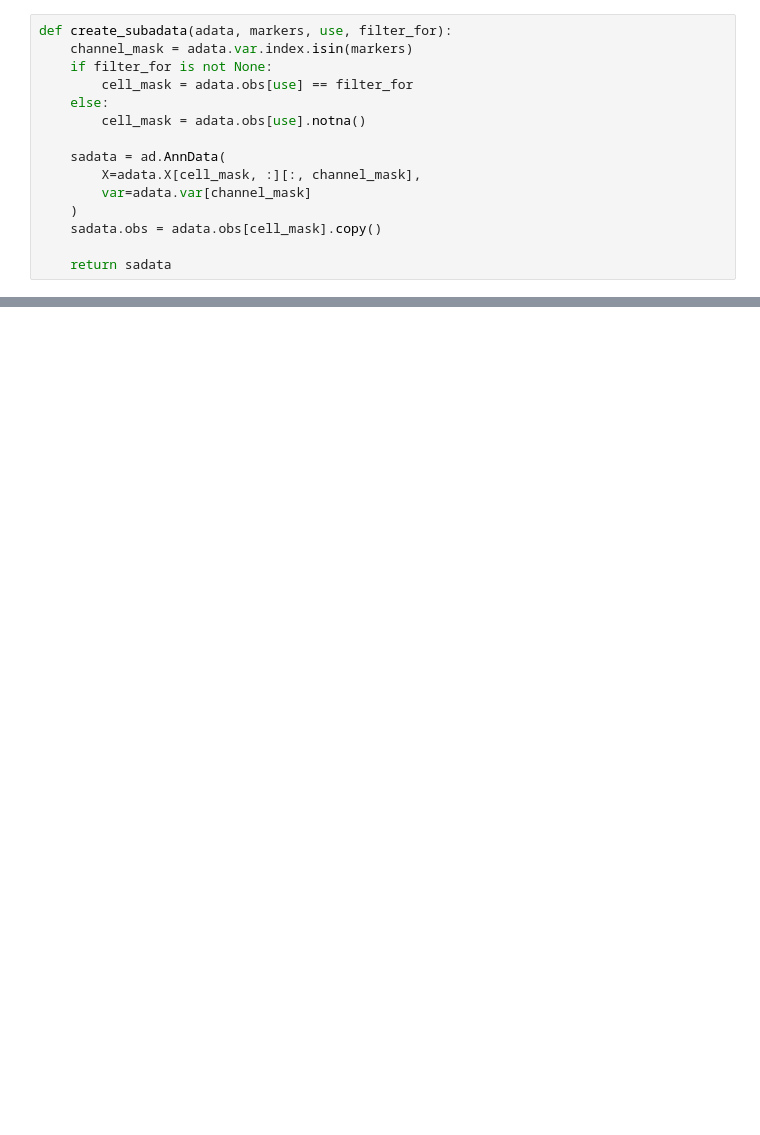
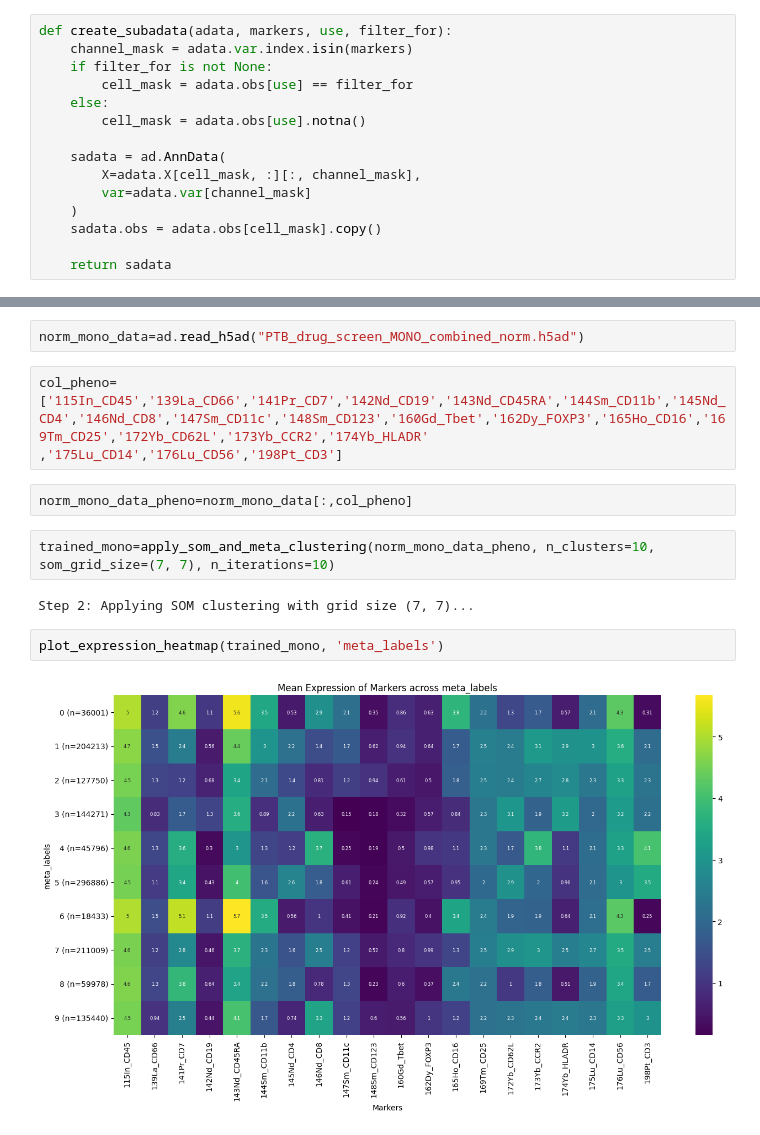
Before and after one commit to ofondeur/PTB_screen, a Jupyter notebook: minisom_code.ipynb, the cells around one changed output, grey strips where cells are left out. Drawn from its saved outputs; the diff is of its cells as text; blank space fills up the shorter version.

Commit message:
created plot of mean expression of markers

```diff
--- a/minisom_code.ipynb
+++ b/minisom_code.ipynb
@@ -89,3 +90,17 @@ def plot_expression_heatmap(adata, group_variable):
     plt.xlabel('Markers')
     plt.ylabel(f'{group_variable}')
     plt.show()
+# %%
+norm_mono_data=ad.read_h5ad("PTB_drug_screen_MONO_combined_norm.h5ad")
+# %%
+col_pheno=['115In_CD45','139La_CD66','141Pr_CD7','142Nd_CD19','143Nd_CD45RA','144Sm_CD11b','145Nd_CD4','146Nd_CD8','147Sm_CD11c','148Sm_CD123','160Gd_Tbet','162Dy_FOXP3','165Ho_CD16','169Tm_CD25','172Yb_CD62L','173Yb_CCR2','174Yb_HLADR' ,'175Lu_CD14','176Lu_CD56','198Pt_CD3']
+# %%
+norm_mono_data_pheno=norm_mono_data[:,col_pheno]
+# %%
+trained_mono=apply_som_and_meta_clustering(norm_mono_data_pheno, n_clusters=10, som_grid_size=(7, 7), n_iterations=10)
+# %% [output]
+Step 2: Applying SOM clustering with grid size (7, 7)...
+# %%
+plot_expression_heatmap(trained_mono, 'meta_labels')
+# %% [output]
+[figure, added]
```
Also changed, not shown: parts of 2 cells of this notebook, 1 other file.
